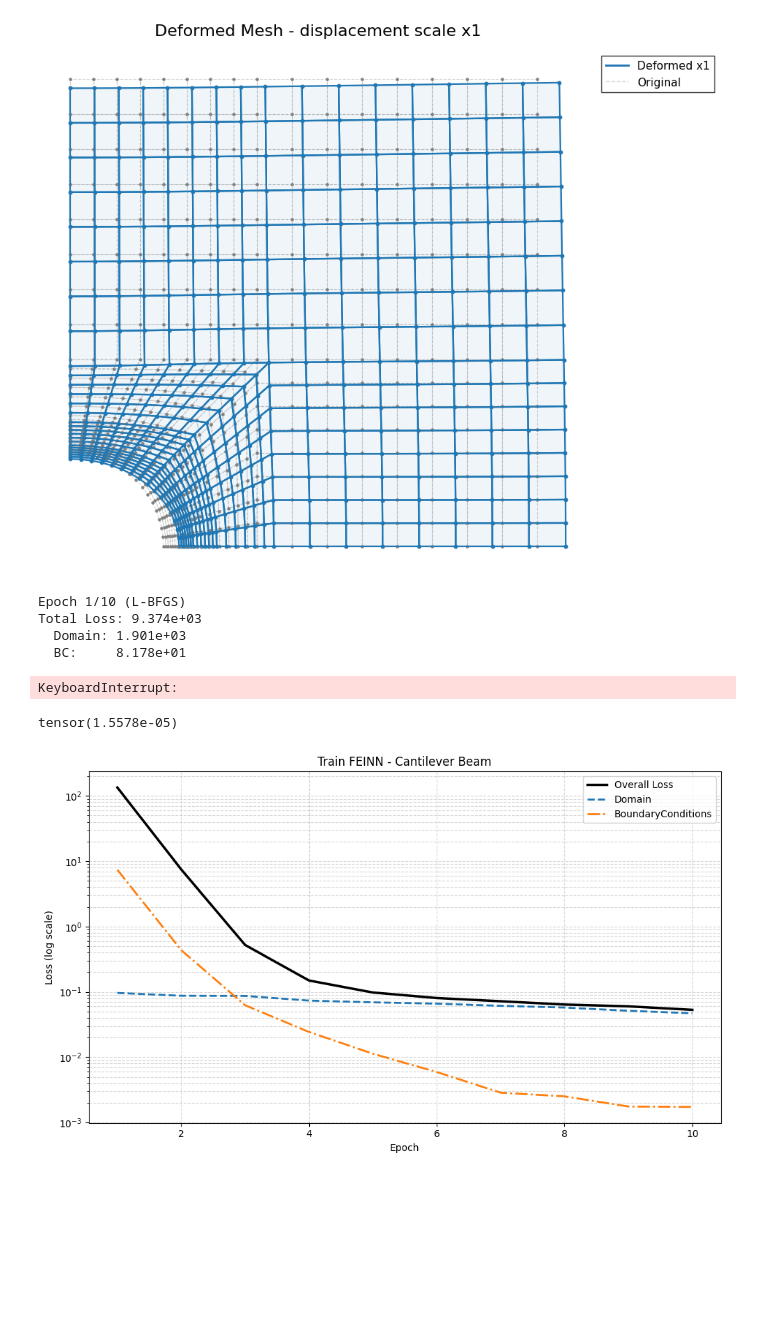
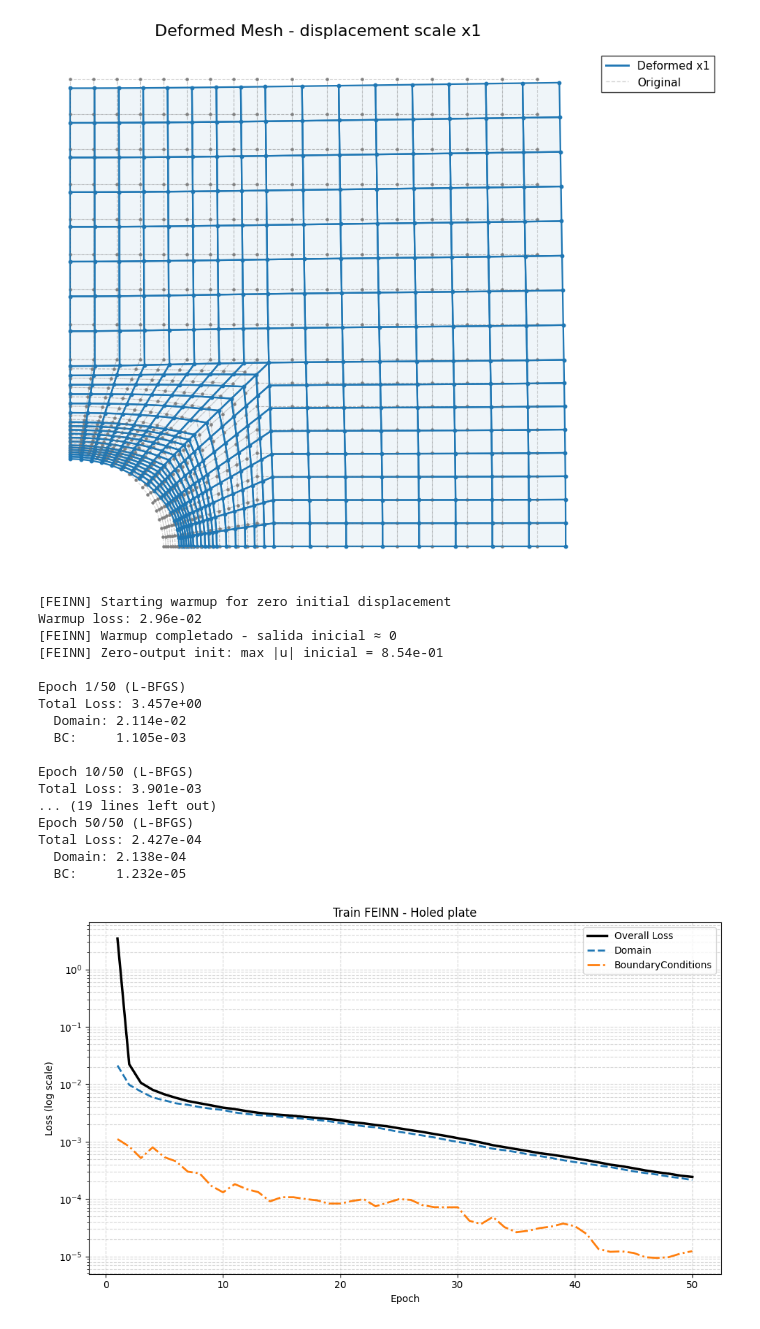
Before and after one commit to bdesia/feinn_project, a Jupyter notebook: notebooks/FEINN_example2/E2_perforated_plate.ipynb, the cells around one changed output. Cells and saved outputs as stored; diff of their text form; code cells hidden in the pictures; blank space fills up the shorter version.

Commit message:
E2 perforated_plate: good results

```diff
--- a/notebooks/FEINN_example2/E2_perforated_plate.ipynb
+++ b/notebooks/FEINN_example2/E2_perforated_plate.ipynb
@@ -101,8 +119,8 @@ feinn_solver = FEINN(
     thickness = thickness,
     line_loads = traction,
     verbose=False,
-    nnet = FCResNet(),
-    bc_weight=1e2,
+    nnet = mFCNet(num_layers=3, num_neurons=16),
+    bc_weight=1,
     nnet_init = 'xavier',
     )
 # %%
@@ -124,7 +142,7 @@ optimizer = torch.optim.Adam(
 
 scheduler = torch.optim.lr_scheduler.CosineAnnealingLR(
     optimizer,
-    T_max = int(cfg.epochs/4),
+    T_max = cfg.epochs,
     eta_min = cfg.lr_min
   )
 
@@ -132,23 +150,31 @@ scheduler = torch.optim.lr_scheduler.CosineAnnealingLR(
 feinn_solver.train(epochs = cfg.epochs,
                    optimizer=optimizer,
                    scheduler=scheduler,
-                   lbfgs_epochs = 10,
-                   warmup = False,
+                   lbfgs_epochs = 50,
+                   warmup = True,
                    verbose = True)
 # %% [output]
-Epoch 1/10 (L-BFGS)
-Total Loss: 9.374e+03
-  Domain: 1.901e+03
-  BC:     8.178e+01
+[FEINN] Starting warmup for zero initial displacement
+Warmup loss: 2.96e-02
+[FEINN] Warmup completado - salida inicial ≈ 0
+[FEINN] Zero-output init: max |u| inicial = 8.54e-01
+
+Epoch 1/50 (L-BFGS)
+Total Loss: 3.457e+00
+  Domain: 2.114e-02
+  BC:     1.105e-03
+
+Epoch 10/50 (L-BFGS)
+Total Loss: 3.901e-03
+... (19 lines left out)
+Epoch 50/50 (L-BFGS)
+Total Loss: 2.427e-04
+  Domain: 2.138e-04
+  BC:     1.232e-05
-KeyboardInterrupt:
-# %%
-feinn_solver.loss_res0
-# %% [output]
-tensor(1.5578e-05)
 # %%
-feinn_solver.plot_history(title="Train FEINN - Cantilever Beam")
+feinn_solver.plot_history(title="Train FEINN - Holed plate")
 # %% [output]
-[figure, old version]
+[figure, new version]
 # %%
 from evaluator import SolutionComparator
 comparator = SolutionComparator(mesh, fem_solver.udisp[::2], feinn_solver.udisp[::2])
```
Also changed, not shown: parts of 4 cells of this notebook, 4 other files.
